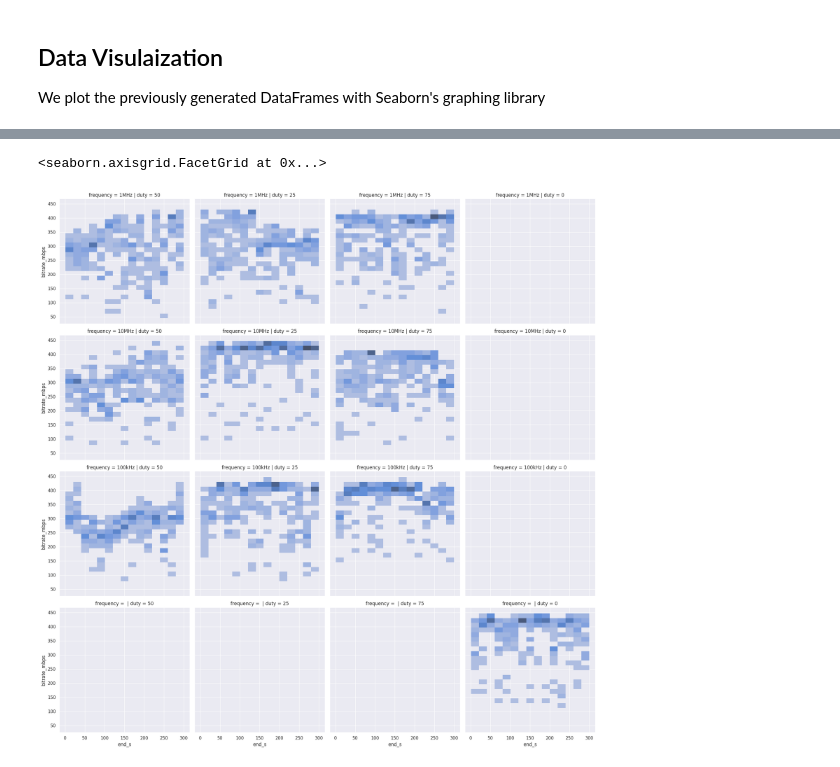
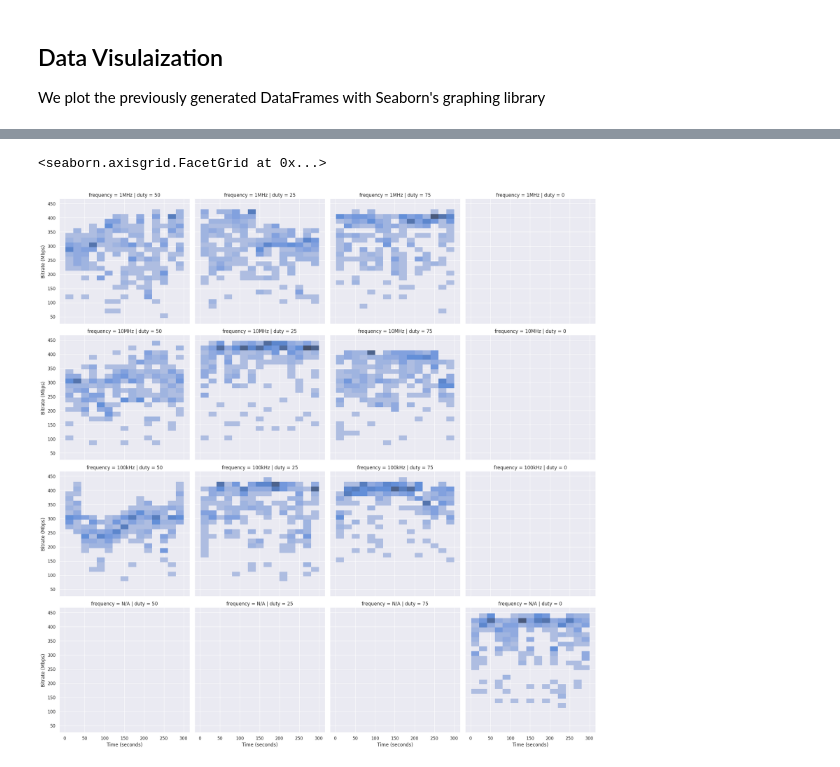
Before and after one commit to jehuddleston/en601616finalproject, a Jupyter notebook: scripts/compare.ipynb, the cells around one changed output, grey strips where cells are left out. Saved outputs shown, nothing was run; the diff lists cells and outputs as text; code cells hidden in the pictures.

```diff
--- a/scripts/compare.ipynb
+++ b/scripts/compare.ipynb
@@ -71,7 +71,7 @@ def parse_log(filepath):
 
     loc = ""
     duty = 0
-    freq = ""
+    freq = "N/A"
     rf = False
 
     rf_match = RF_PATTERN.search(filepath)
@@ -159,7 +159,7 @@ def parse_json_log(path):
 
     loc = ""
     duty = 0
-    freq = ""
+    freq = "N/A"
     rf = False
 
     rf_match = RF_PATTERN.search(path)
@@ -284,5 +286,7 @@ sns.displot(middle_intervals, x='end_s',y='bitrate_mbps',row='frequency',col='du
 # %%
-sns.displot(window_intervals, x='end_s',y='bitrate_mbps',row='frequency',col='duty')
+fig = sns.displot(window_intervals, x='end_s',y='bitrate_mbps',row='frequency',col='duty')
+fig.set_ylabels("Bitrate (Mbps)")
+fig.set_xlabels("Time (seconds)")
 # %% [output]
 <seaborn.axisgrid.FacetGrid at 0x...>
-[figure, old version]
+[figure, new version]
```
Also changed, not shown: parts of 3 cells of this notebook.
